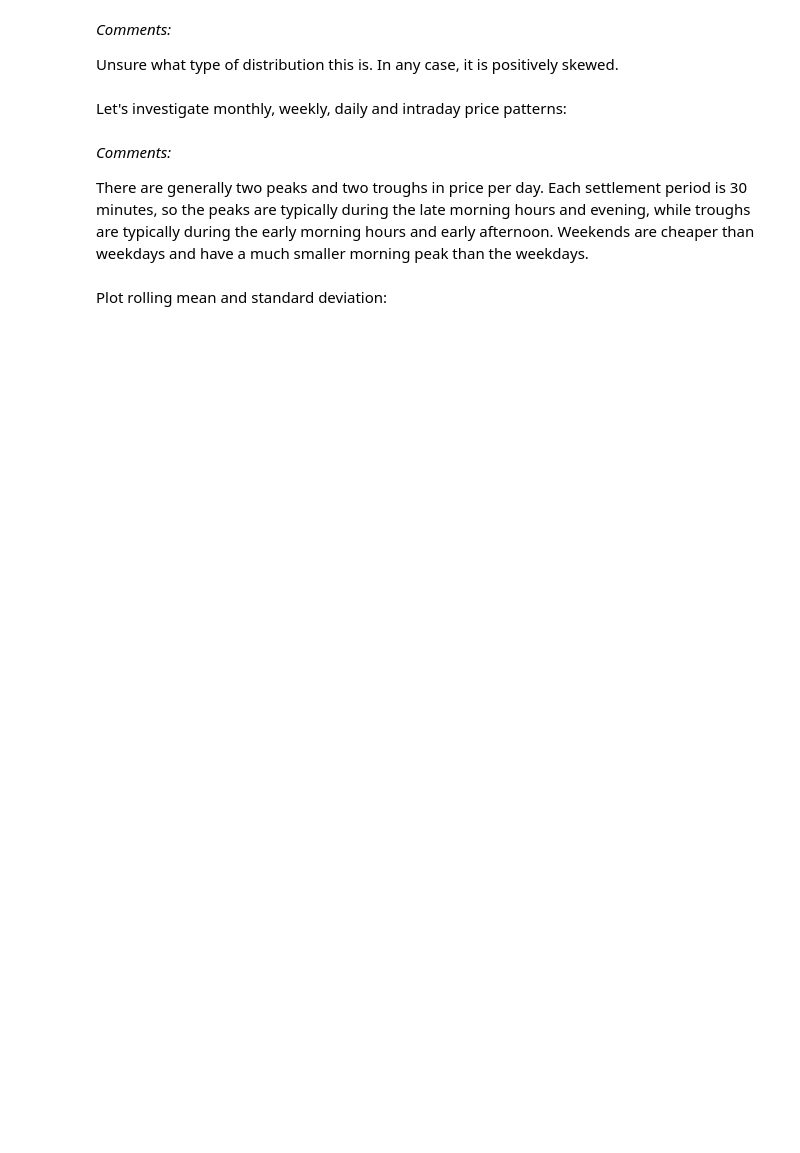
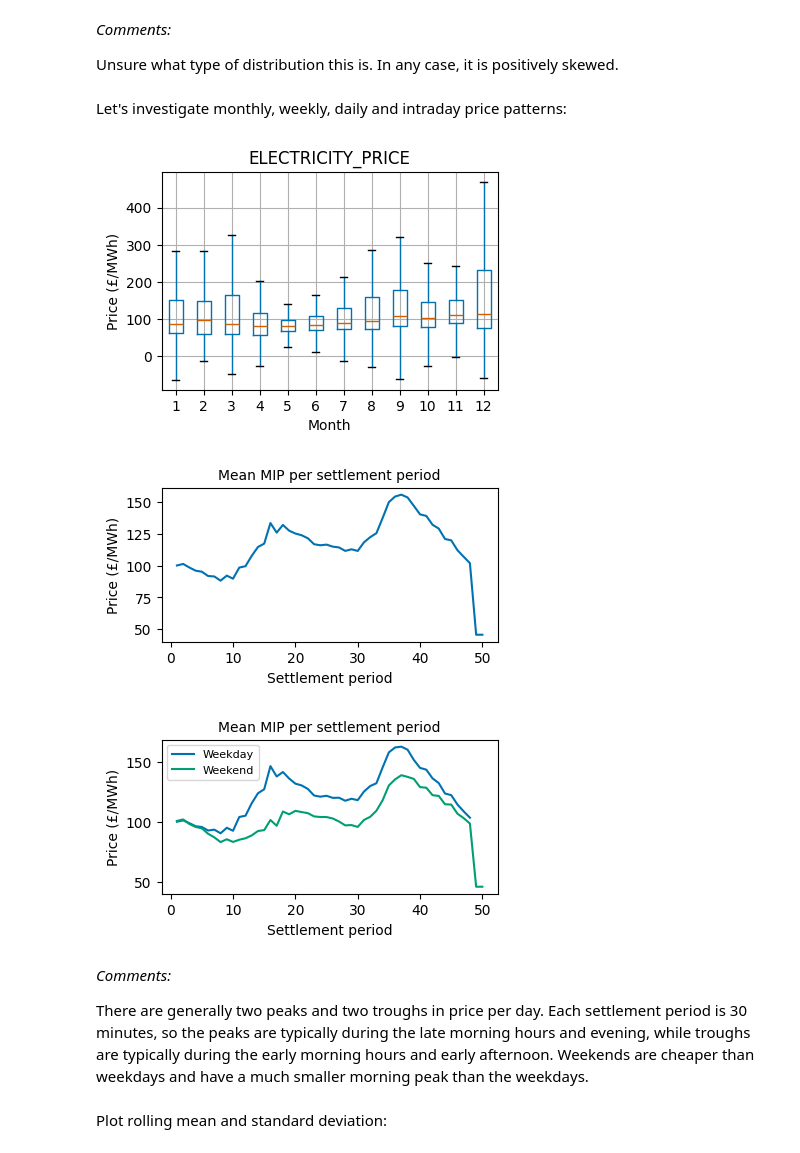
Before and after one commit to christianfenton/electricity_pricing, a Jupyter notebook: notebooks/exploratory_analysis.ipynb, the cells around one changed output. Cells and saved outputs as stored; diff of their text form; code cells hidden in the pictures; blank space fills up the shorter version.

```diff
--- a/notebooks/exploratory_analysis.ipynb
+++ b/notebooks/exploratory_analysis.ipynb
@@ -115,41 +187,45 @@ Unsure what type of distribution this is. In any case, it is positively skewed.
 # %% [markdown]
 Let's investigate monthly, weekly, daily and intraday price patterns:
 # %%
+df = df_electricity.reset_index()
+
 # Box plot by month (not showing outlier points)
+df["MONTH"] = df["SETTLEMENT_DATE"].dt.month
 fig, ax = plt.subplots(figsize=(4, 3), layout="constrained")
-df_electricity["month"] = df_electricity["settlementDate"].dt.month
-df_electricity.boxplot(column="marketIndexPrice", by="month", ax=ax, sym="")
+df.boxplot(column="ELECTRICITY_PRICE", by="MONTH", ax=ax, sym="")
 ax.set_xlabel("Month", fontsize=10)
 ax.set_ylabel("Price (£/MWh)", fontsize=10)
 fig.suptitle("")
 plt.show()
 
 # Average price by settlement period
-sp_avg = df_electricity.groupby(df_electricity["settlementPeriod"])[
-    "marketIndexPrice"
-].mean()
+sp_avg = df.groupby(df["SETTLEMENT_PERIOD"])["ELECTRICITY_PRICE"].mean()
 fig, ax = plt.subplots(figsize=(16 / 4, 9 / 4), layout="constrained")
 ax.plot(sp_avg.index, sp_avg.values)
 ax.set_xlabel("Settlement period", fontsize=10)
 ax.set_ylabel("Price (£/MWh)", fontsize=10)
 ax.set_title("Mean MIP per settlement period", fontsize=10)
 plt.show()
 
 # Average price by weekday
-df_electricity["day_of_week"] = df_electricity["settlementDate"].dt.dayofweek
-df_electricity["is_weekend"] = df_electricity["day_of_week"] >= 5
+df["DAY_OF_WEEK"] = df["SETTLEMENT_DATE"].dt.dayofweek
+df["IS_WEEKEND"] = df["DAY_OF_WEEK"] >= 5
 fig, ax = plt.subplots(figsize=(16 / 4, 9 / 4), layout="constrained")
-for weekend, group in df_electricity.groupby("is_weekend"):
-    hourly = group.groupby(group["settlementPeriod"])[
-        "marketIndexPrice"
+for weekend, group in df.groupby("IS_WEEKEND"):
+    hourly = group.groupby(group["SETTLEMENT_PERIOD"])[
+        "ELECTRICITY_PRICE"
     ].mean()
     label = "Weekend" if weekend else "Weekday"
     ax.plot(hourly.index, hourly.values, label=label)
 ax.legend(loc="best", fontsize=8)
 ax.set_xlabel("Settlement period", fontsize=10)
 ax.set_ylabel("Price (£/MWh)", fontsize=10)
 ax.set_title("Mean MIP per settlement period", fontsize=10)
 plt.show()
+# %% [output]
+[figure, added]
+[figure, added]
+[figure, added]
 # %% [markdown]
 *Comments:*
 
```
Also changed, not shown: parts of 36 cells of this notebook, 24 other files.
